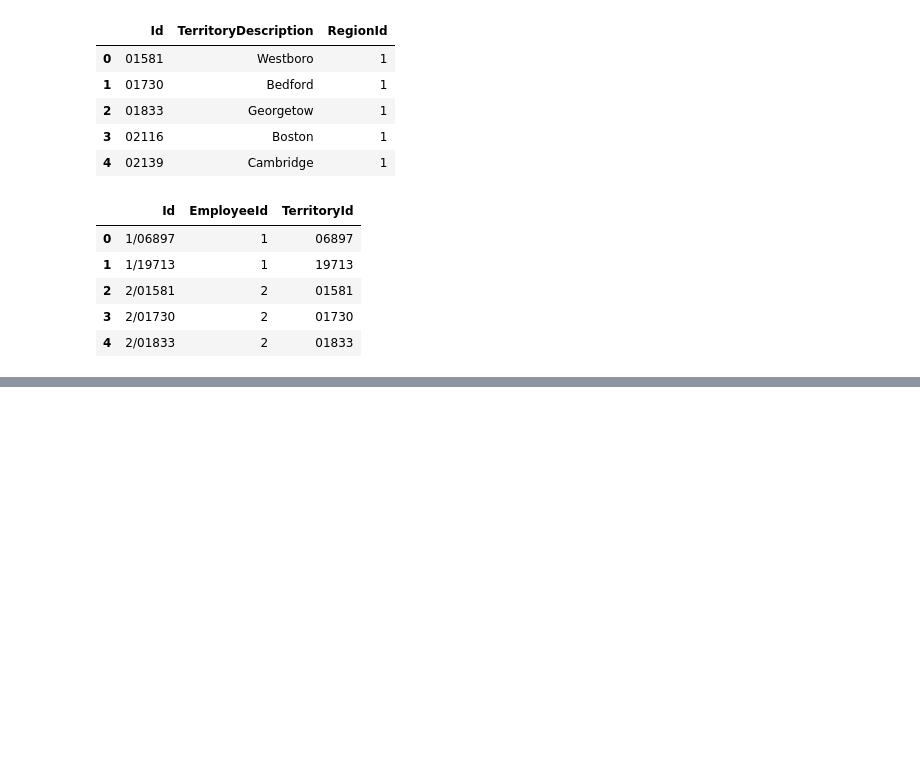
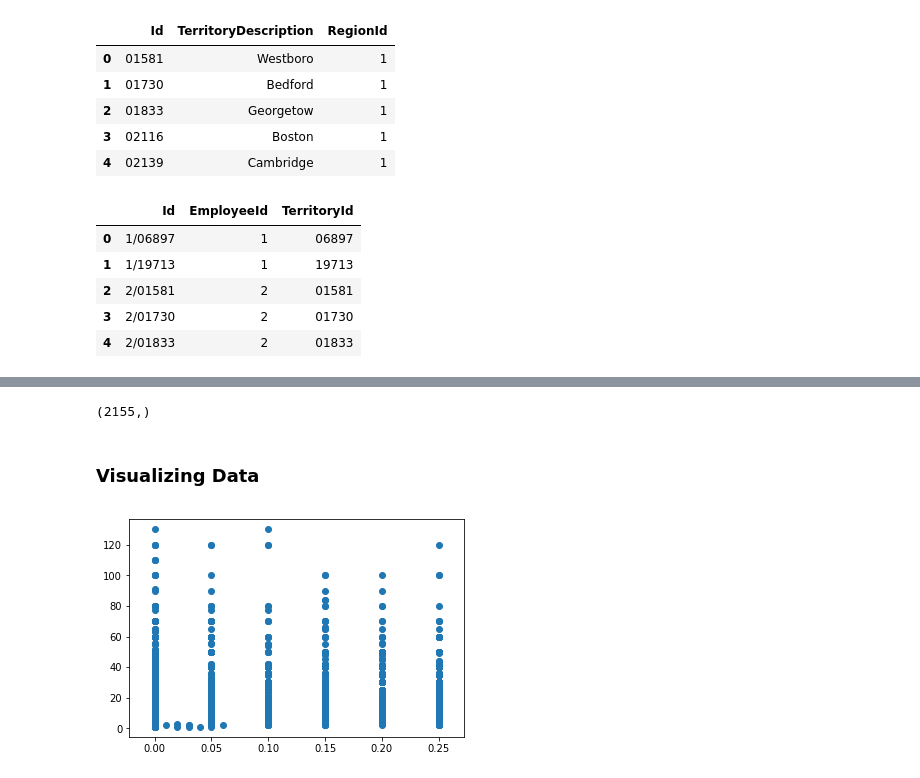
Before and after one commit to MagicMilly/dsc-2-final-project-online-ds-ft-100118, a Jupyter notebook: student.ipynb, the cells around one changed output, grey strips where cells are left out. Drawn from its saved outputs; the diff is of its cells as text; code cells hidden in the pictures; blank space fills up the shorter version.

```diff
--- a/student.ipynb
+++ b/student.ipynb
@@ -167,0 +202,3 @@ employee_territory_df.head()
+# %%
+quantity_discount_df = pd.read_sql_query('SELECT Quantity, Discount FROM OrderDetail', conn)
+quantity_discount_df.head()
@@ -167,0 +215,13 @@ employee_territory_df.head()
+# %%
+X = quantity_discount_df.iloc[:,1].values
+Y = quantity_discount_df.iloc[:,0].values
+# %%
+X.shape
+# %% [output]
+(2155,)
+# %% [markdown]
+### Visualizing Data
+# %%
+plt.scatter(X, Y);
+# %% [output]
+[figure, added]
```
Also changed, not shown: parts of 21 cells of this notebook.
